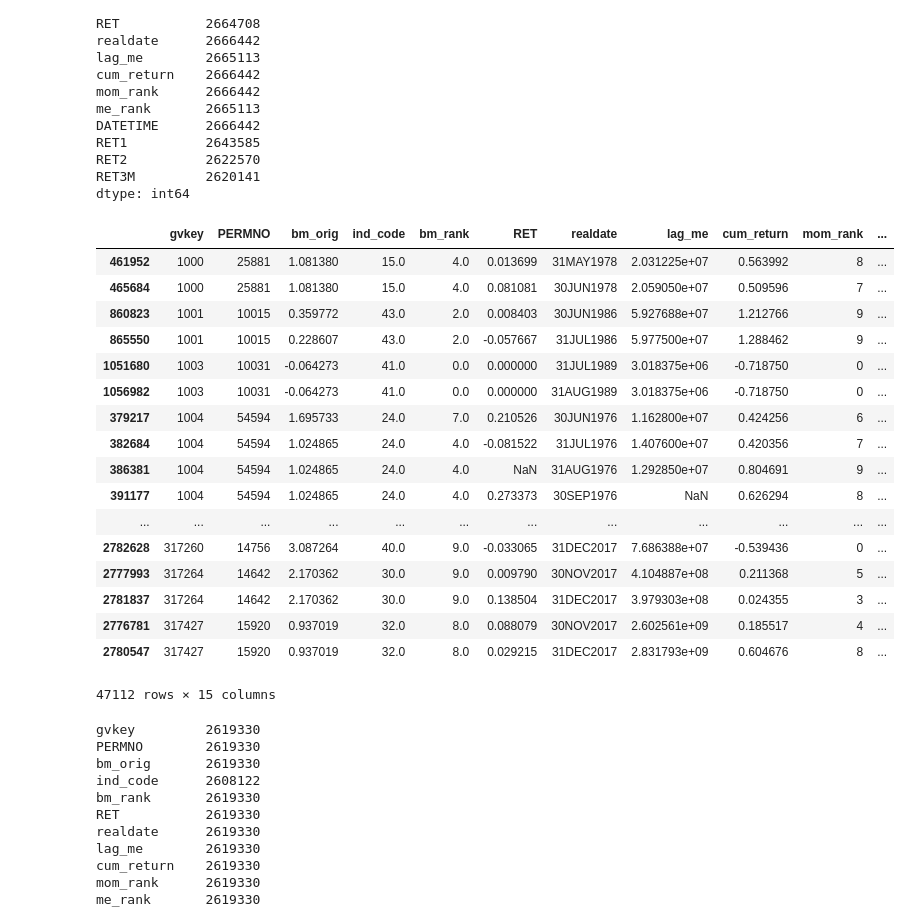
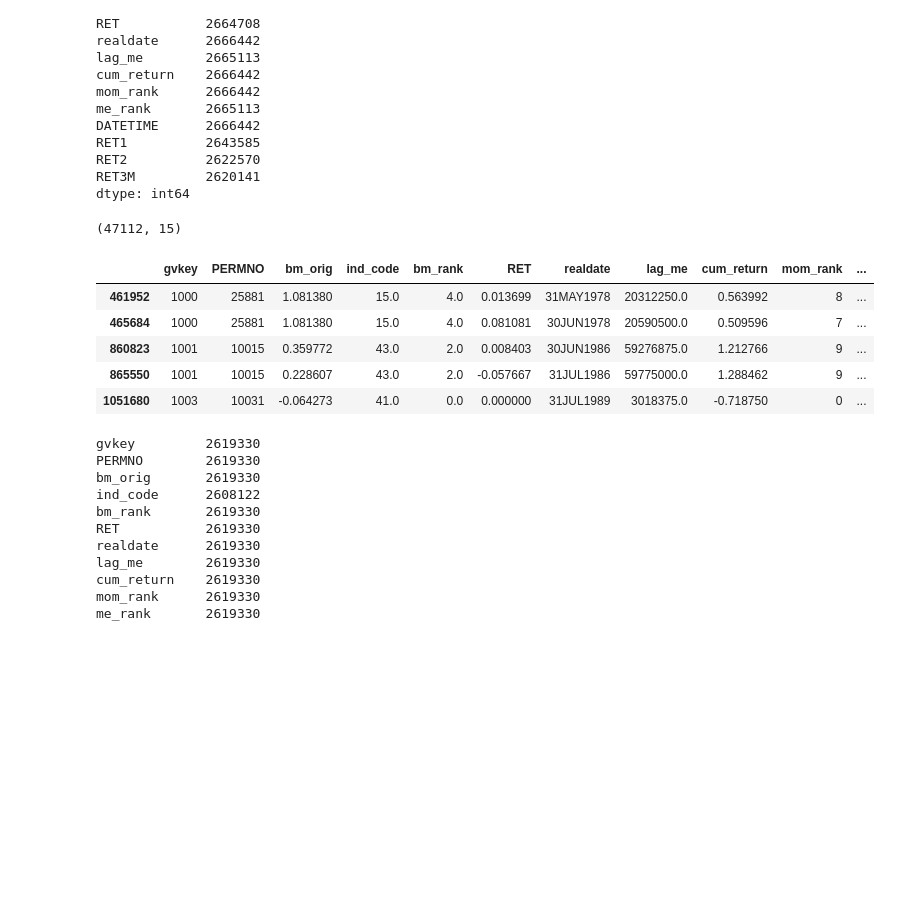
Before and after one commit to druce/ValueMomentum, a Jupyter notebook: 1. Load Stock Data.ipynb, the cells around one changed output. Cells and saved outputs as stored; diff of their text form; code cells hidden in the pictures; blank space fills up the shorter version.

```diff
--- a/1. Load Stock Data.ipynb
+++ b/1. Load Stock Data.ipynb
@@ -143,26 +132,17 @@ RET3M         2620141
 dtype: int64
 # %%
 # some rows with no RET3M or ME
-df.loc[(df["RET3M"].isnull()) | (df["lag_me"].isnull())]
+dfnas = df.loc[(df["RET3M"].isnull()) | (df["lag_me"].isnull())]
+print(dfnas.shape)
+dfnas.head()
 # %% [output]
+(47112, 15)
 |  | gvkey | PERMNO | bm_orig | ind_code | bm_rank | RET | realdate | lag_me | cum_return | mom_rank | ... |
-| 461952 | 1000 | 25881 | 1.081380 | 15.0 | 4.0 | 0.013699 | 31MAY1978 | 2.031225e+07 | 0.563992 | 8 | ... |
-| 465684 | 1000 | 25881 | 1.081380 | 15.0 | 4.0 | 0.081081 | 30JUN1978 | 2.059050e+07 | 0.509596 | 7 | ... |
-| 860823 | 1001 | 10015 | 0.359772 | 43.0 | 2.0 | 0.008403 | 30JUN1986 | 5.927688e+07 | 1.212766 | 9 | ... |
-| 865550 | 1001 | 10015 | 0.228607 | 43.0 | 2.0 | -0.057667 | 31JUL1986 | 5.977500e+07 | 1.288462 | 9 | ... |
-| 1051680 | 1003 | 10031 | -0.064273 | 41.0 | 0.0 | 0.000000 | 31JUL1989 | 3.018375e+06 | -0.718750 | 0 | ... |
-| 1056982 | 1003 | 10031 | -0.064273 | 41.0 | 0.0 | 0.000000 | 31AUG1989 | 3.018375e+06 | -0.718750 | 0 | ... |
-| 379217 | 1004 | 54594 | 1.695733 | 24.0 | 7.0 | 0.210526 | 30JUN1976 | 1.162800e+07 | 0.424256 | 6 | ... |
-| 382684 | 1004 | 54594 | 1.024865 | 24.0 | 4.0 | -0.081522 | 31JUL1976 | 1.407600e+07 | 0.420356 | 7 | ... |
-| 386381 | 1004 | 54594 | 1.024865 | 24.0 | 4.0 | NaN | 31AUG1976 | 1.292850e+07 | 0.804691 | 9 | ... |
-| 391177 | 1004 | 54594 | 1.024865 | 24.0 | 4.0 | 0.273373 | 30SEP1976 | NaN | 0.626294 | 8 | ... |
-| ... | ... | ... | ... | ... | ... | ... | ... | ... | ... | ... | ... |
-| 2782628 | 317260 | 14756 | 3.087264 | 40.0 | 9.0 | -0.033065 | 31DEC2017 | 7.686388e+07 | -0.539436 | 0 | ... |
-| 2777993 | 317264 | 14642 | 2.170362 | 30.0 | 9.0 | 0.009790 | 30NOV2017 | 4.104887e+08 | 0.211368 | 5 | ... |
-| 2781837 | 317264 | 14642 | 2.170362 | 30.0 | 9.0 | 0.138504 | 31DEC2017 | 3.979303e+08 | 0.024355 | 3 | ... |
-| 2776781 | 317427 | 15920 | 0.937019 | 32.0 | 8.0 | 0.088079 | 30NOV2017 | 2.602561e+09 | 0.185517 | 4 | ... |
-| 2780547 | 317427 | 15920 | 0.937019 | 32.0 | 8.0 | 0.029215 | 31DEC2017 | 2.831793e+09 | 0.604676 | 8 | ... |
+| 461952 | 1000 | 25881 | 1.081380 | 15.0 | 4.0 | 0.013699 | 31MAY1978 | 20312250.0 | 0.563992 | 8 | ... |
+| 465684 | 1000 | 25881 | 1.081380 | 15.0 | 4.0 | 0.081081 | 30JUN1978 | 20590500.0 | 0.509596 | 7 | ... |
+| 860823 | 1001 | 10015 | 0.359772 | 43.0 | 2.0 | 0.008403 | 30JUN1986 | 59276875.0 | 1.212766 | 9 | ... |
+| 865550 | 1001 | 10015 | 0.228607 | 43.0 | 2.0 | -0.057667 | 31JUL1986 | 59775000.0 | 1.288462 | 9 | ... |
+| 1051680 | 1003 | 10031 | -0.064273 | 41.0 | 0.0 | 0.000000 | 31JUL1989 | 3018375.0 | -0.718750 | 0 | ... |
-47112 rows × 15 columns
 # %%
 # filter rows with no RET3M or lag_me
 df = df.loc[df["RET3M"].notnull()]
```
Also changed, not shown: parts of 6 cells of this notebook.
